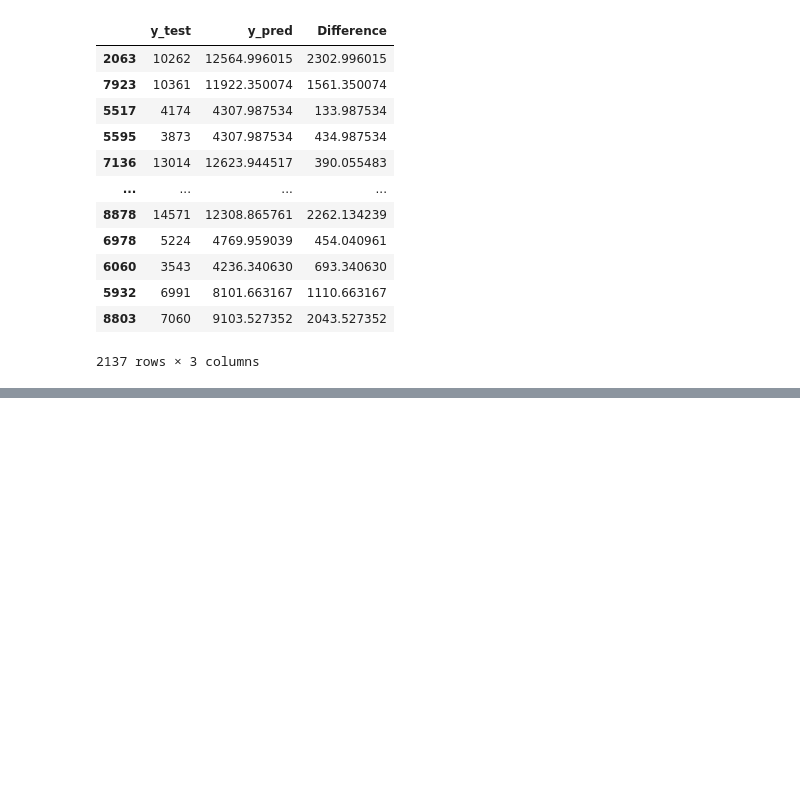
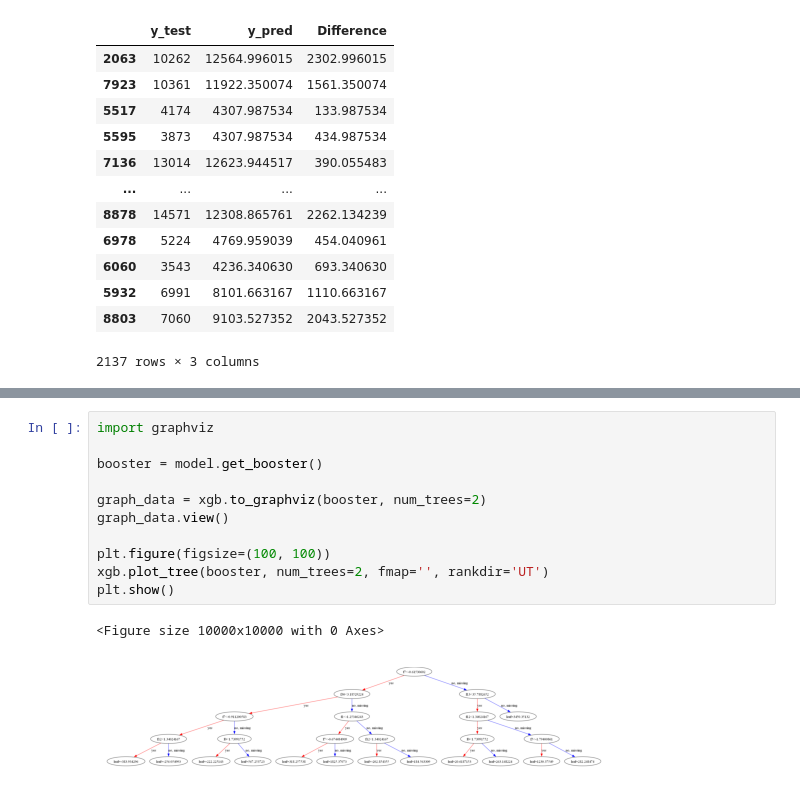
Before and after one commit to korneevec/TMS_DS, a Jupyter notebook: Lesson_18/Homework_flight.ipynb, the cells around one changed output, grey strips where cells are left out. Saved outputs shown, nothing was run; the diff lists cells and outputs as text; blank space fills up the shorter version.

```diff
--- a/Lesson_18/Homework_flight.ipynb
+++ b/Lesson_18/Homework_flight.ipynb
@@ -277,0 +351,14 @@ Text(0, 0.5, 'Loss')
+# %%
+import graphviz
+
+booster = model.get_booster()
+
+graph_data = xgb.to_graphviz(booster, num_trees=2)
+graph_data.view()
+
+plt.figure(figsize=(100, 100))
+xgb.plot_tree(booster, num_trees=2, fmap='', rankdir='UT')
+plt.show()
+# %% [output]
+<Figure size 10000x10000 with 0 Axes>
+[figure, added]
```
Also changed, not shown: parts of 11 cells of this notebook, 2 other files.
